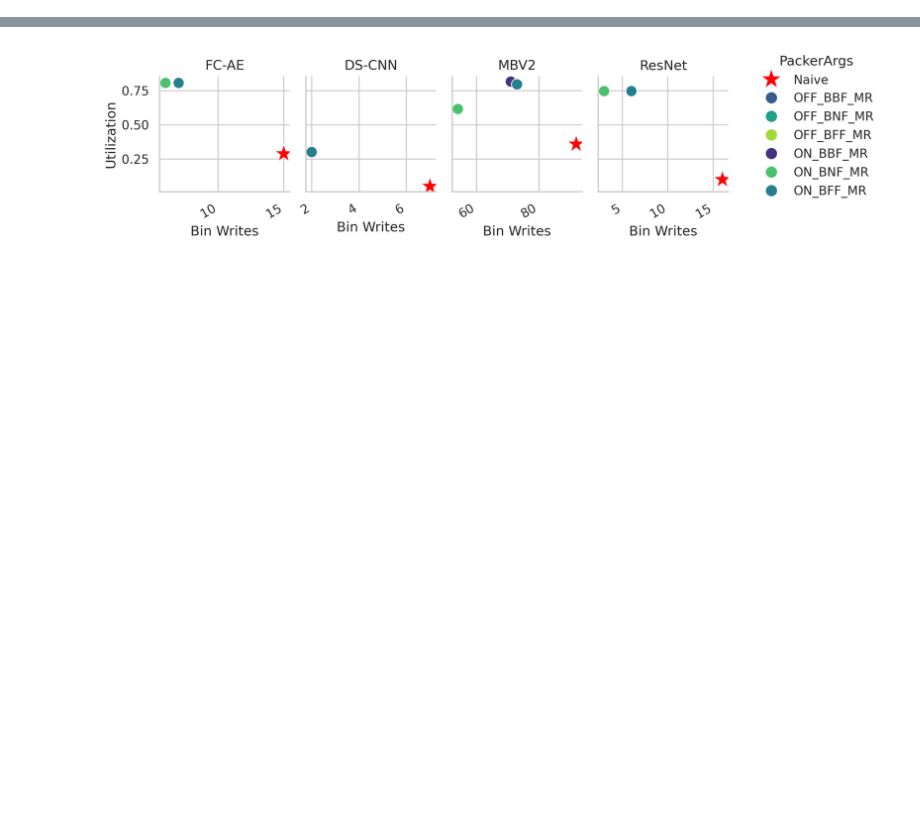
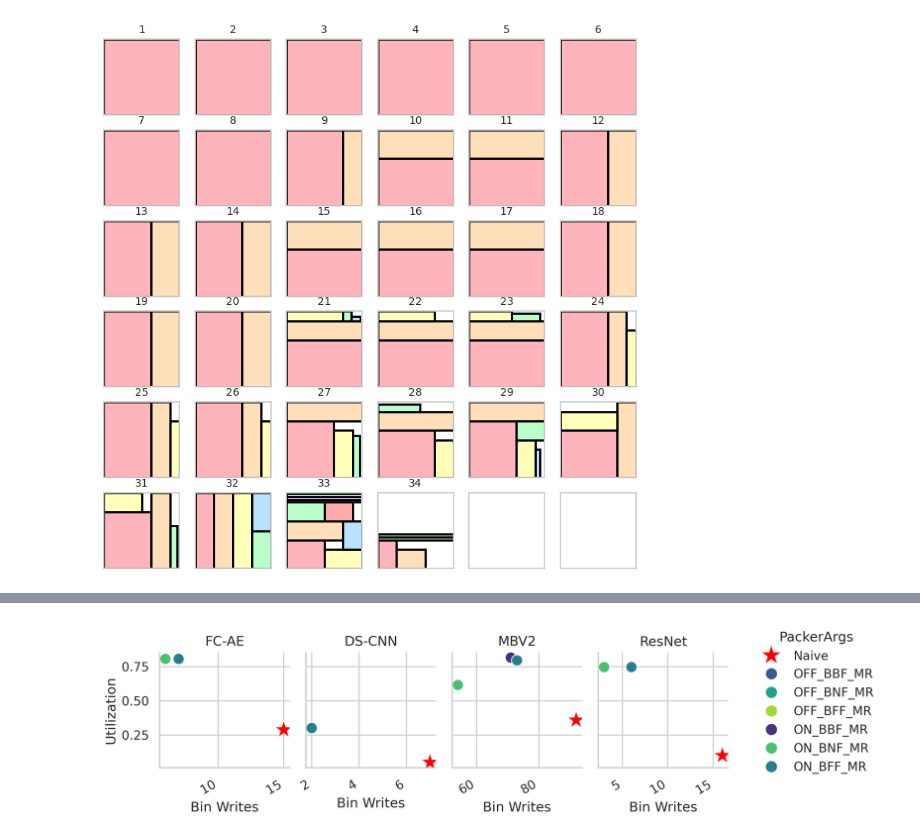
Before and after one commit to Lawrence-lugs/MARP, a Jupyter notebook: marp_results.ipynb, the cells around one changed output, grey strips where cells are left out. Drawn from its saved outputs; the diff is of its cells as text; code cells hidden in the pictures; blank space fills up the shorter version.

```diff
--- a/marp_results.ipynb
+++ b/marp_results.ipynb
@@ -39,0 +53,15 @@ The autoreload extension is already loaded. To reload it, use:
+# %%
+modelpaths = [
+    'onnx_models/ad_quantized_int8.onnx',
+    'onnx_models/ks_quantized_int8.onnx',
+    'onnx_models/mbv2_cifar10_int8.onnx',
+    'onnx_models/ic_quantized_int8.onnx'
+]
+for modelpath in modelpaths:
+    nx_model = onnx.load(modelpath)
+    onnx_splitter.split_model_to_per_channel(
+        nx_model.graph,
+        C_max = 256,
+        K_max = 256,
+        dwC_max= 32)
+    onnx.save_model(nx_model, modelpath.replace('.onnx', '_split.onnx'))
@@ -40,22 +74,20 @@ The autoreload extension is already loaded. To reload it, use:
 # %%
+# Define onnx model path
+modelpath = 'onnx_models/mbv2_cifar10_int8.onnx'
 
-modelpaths = [
-    'onnx_models/ad_quantized_int8.onnx',
-    'onnx_models/ks_quantized_int8.onnx',
-    'onnx_models/mbv2_cifar10_int8.onnx',
-    'onnx_models/ic_quantized_int8.onnx'
-]
+# Define the packer to use from rectpack
+# If packer isn't specified, it will use the Dense packer (MaxRectsBssf with BFF Offline) which is the one here.
+packer = rectpack.newPacker(
+    mode=rectpack.PackingMode.Offline,
+    bin_algo=rectpack.PackingBin.BFF,
+    rotation=False,
+    pack_algo=rectpack.MaxRectsBssf
+)
 
-packer = rectpack.newPacker(
-    mode=rectpack.PackingMode.Online,
-    bin_algo=rectpack.PackingBin.BBF,
-    rotation=False,
-    pack_algo=rectpack.MaxRectsBaf,
-    # sort_algo=rectpack.SORT_AREA
-)
 core_size = (256, 256)
 
-for modelpath in modelpaths:
-    nx_model = onnx.load(modelpath)
-    u_marped = core.NxModelMapping(nx_model, imc_core_size=core_size, packer=packer, naive=True)
-    u_marped.plot(name = f'{modelpath}')
+nx_model = onnx.load(modelpath)
+u_marped = core.NxModelMapping(nx_model, imc_core_size=core_size, packer=packer, naive=False)
+u_marped.plot()
+# %% [output]
+[figure, added]
```
Also changed, not shown: parts of 10 cells of this notebook, 7 other files.
